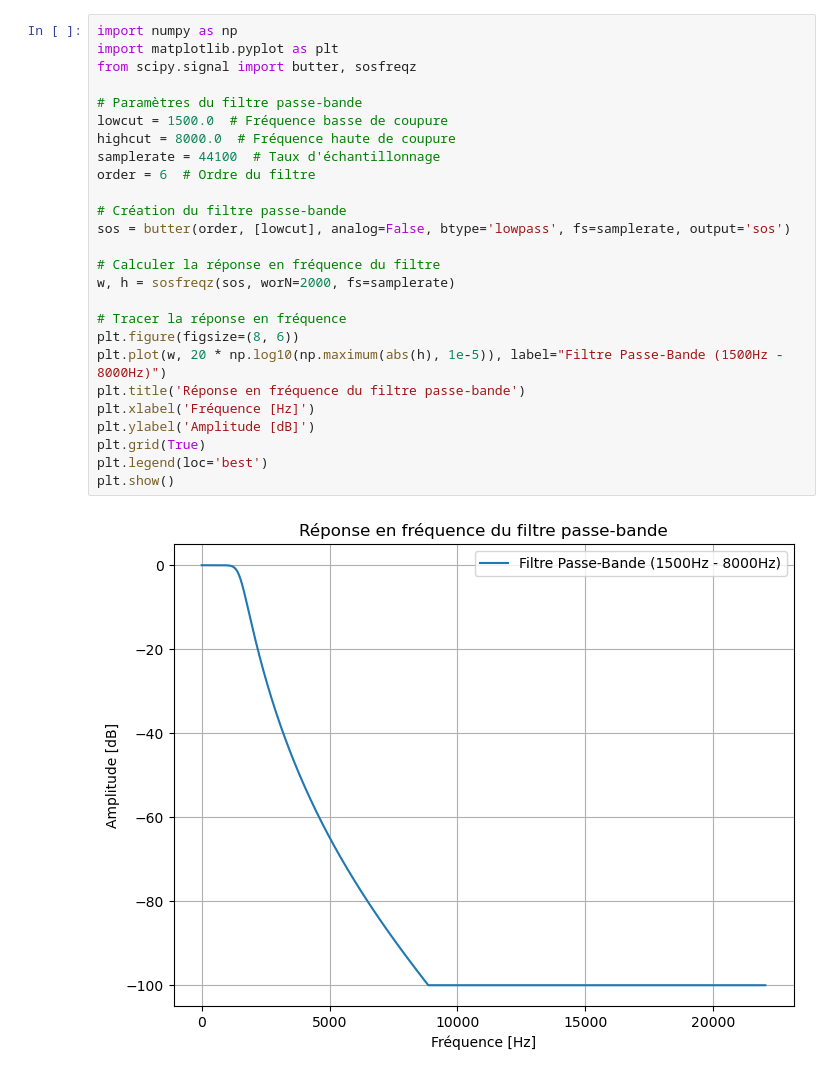
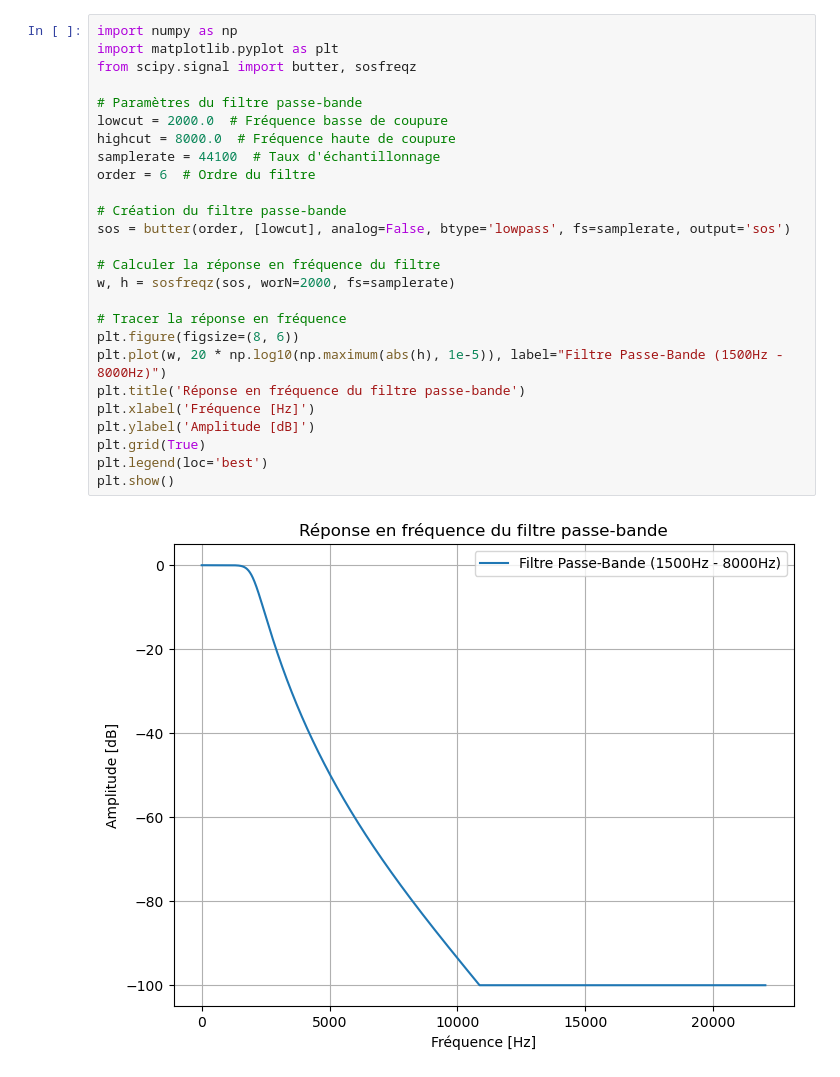
Before and after one commit to DimitriTimoz/voice-immersion, a Jupyter notebook: experiments/ild.ipynb, the cells around one changed output. Drawn from its saved outputs; the diff is of its cells as text.

```diff
--- a/experiments/ild.ipynb
+++ b/experiments/ild.ipynb
@@ -1,28 +1,28 @@
 # %%
 import numpy as np
 import matplotlib.pyplot as plt
 from scipy.signal import butter, sosfreqz
 
 # Paramètres du filtre passe-bande
-lowcut = 1500.0  # Fréquence basse de coupure
+lowcut = 2000.0  # Fréquence basse de coupure
 highcut = 8000.0  # Fréquence haute de coupure
 samplerate = 44100  # Taux d'échantillonnage
 order = 6  # Ordre du filtre
 
 # Création du filtre passe-bande
 sos = butter(order, [lowcut], analog=False, btype='lowpass', fs=samplerate, output='sos')
 
 # Calculer la réponse en fréquence du filtre
 w, h = sosfreqz(sos, worN=2000, fs=samplerate)
 
 # Tracer la réponse en fréquence
 plt.figure(figsize=(8, 6))
 plt.plot(w, 20 * np.log10(np.maximum(abs(h), 1e-5)), label="Filtre Passe-Bande (1500Hz - 8000Hz)")
 plt.title('Réponse en fréquence du filtre passe-bande')
 plt.xlabel('Fréquence [Hz]')
 plt.ylabel('Amplitude [dB]')
 plt.grid(True)
 plt.legend(loc='best')
 plt.show()
 # %% [output]
-[figure, old version]
+[figure, new version]
```
Also changed, not shown: 5 other files.
